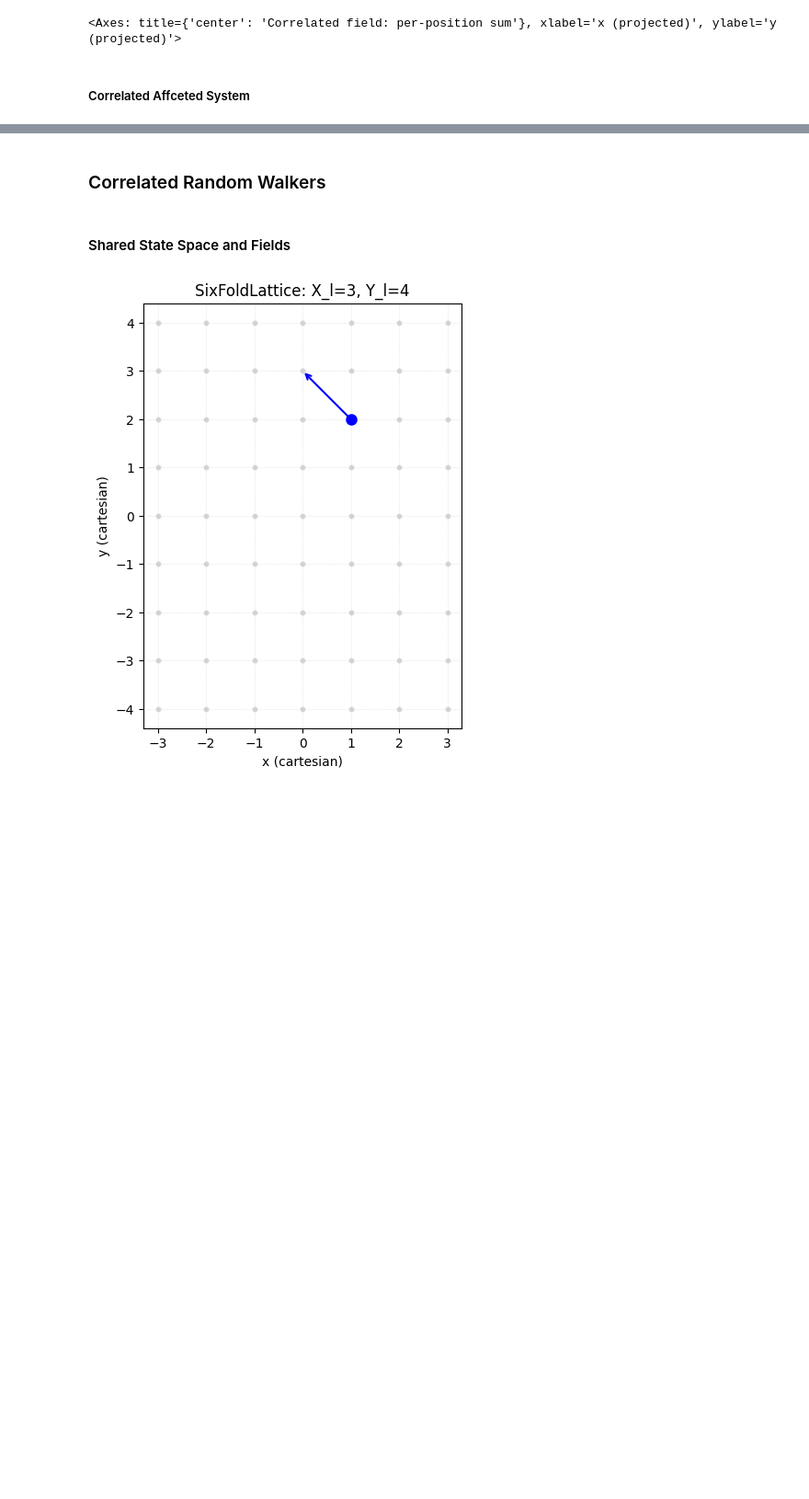
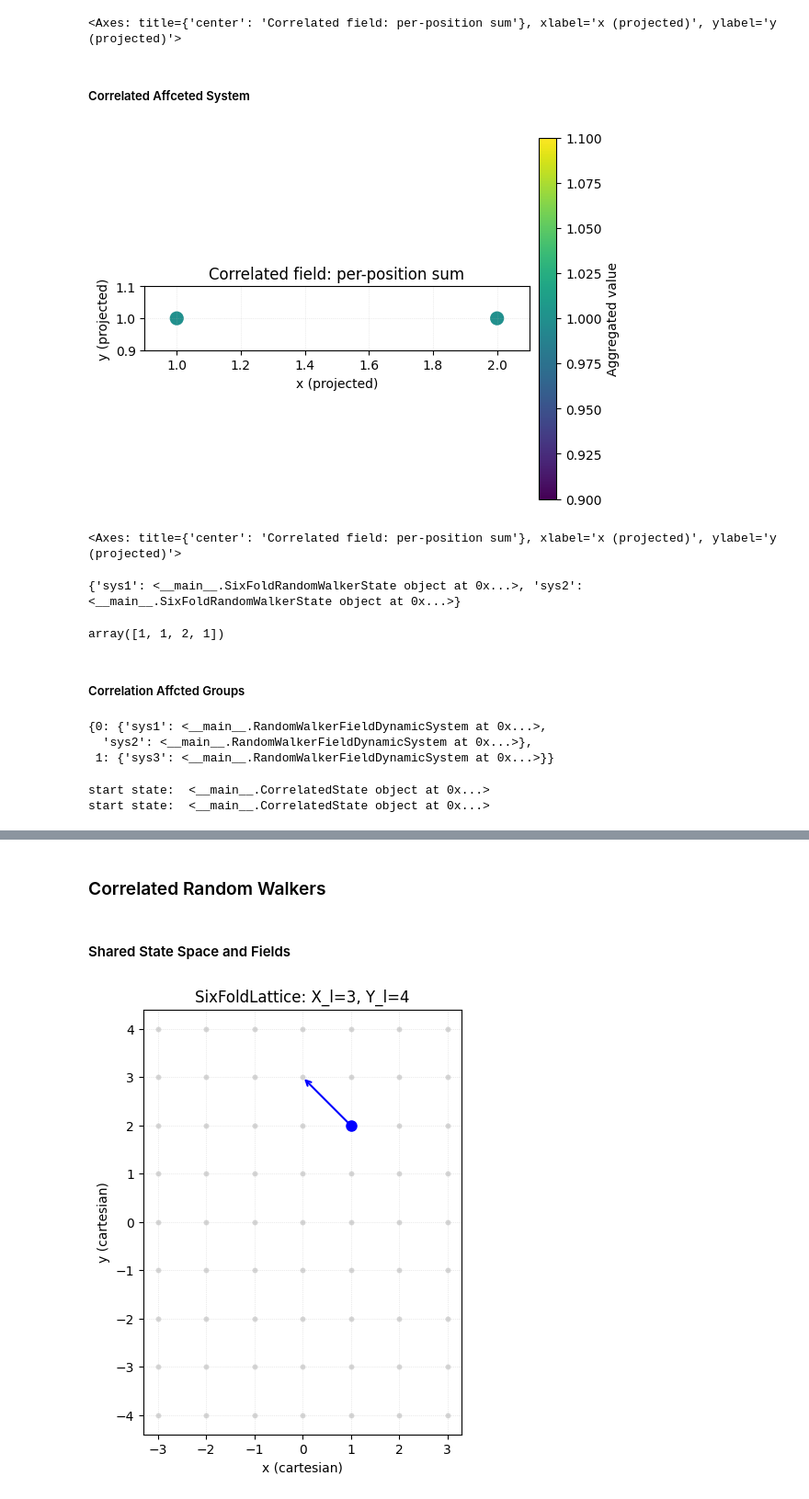
Before and after one commit to ckCrimson/Field_Dynamic_System, a Jupyter notebook: sample.ipynb, the cells around one changed output, grey strips where cells are left out. Shown at 92% size. Cells and saved outputs as stored; diff of their text form; code cells hidden in the pictures; blank space fills up the shorter version.

Commit message:
Correlated grouped random Walkers

```diff
--- a/sample.ipynb
+++ b/sample.ipynb
@@ -7192,8 +7360,9 @@ class MultiStepCorrelatedAffecting(MultiStepField):
             multi_step_transform=multi_step_tranform     # transform for the multi-stepped field
         )
 
-    def multi_step_field_generation(self,space: CorrelatedStateSpace=None,
+    def multi_step_field_generation(self,
                                     start: CorrelatedState=None,
+                                    space: CorrelatedStateSpace=None,
                                     steps: int = 1):
          if start is None:
             dictionary_of_correlated_state : Dict[str,State] = {}
@@ -7256,10 +7411,60 @@ class RandomWakerCorrelatedAffctedSystems(CorrelationAffectingSystem):
                  correlation_distance = 1
                  ):
         systems = correlated_systems
+        self.systems = correlated_systems
         self.correlation_distance = correlation_distance
         mapping = SystemCorrelatedSpaceMapping()
         reachable = CorrelationAffectedReachable(systems)
-        operator = CorrelationAffectedOperator(systems)
+        operator = CorrelationAffectedProbablisticOperator(systems)
         multi_step_field_generator = MultiStepCorrelatedAffecting(systems)
         transition_list = []
-        super().__init__(systems,mapping,reachable,multi_step_field_generator,operator,transitionList = transition_list)
+        field = self.generate_minimal_field_for_correlated_systems(systems)
+        #field.plot_position_marginal()
+        #print(field)
+        super().__init__(systems,mapping,reachable,multi_step_field_generator,operator,transitionList = transition_list,system_global_field=copy.deepcopy(field),field=field)
+
+    def multi_step_field_generator(self, steps:integer, curr_state= None ,**params) -> CorrelatedAffectedRandomWalkerField:
+        if curr_state is None:
+            curr_state =self.get_initial_correlated_state_from_sys_dict(self.systems)
+        return self.multi_step_field.multi_step_field_generation(start = curr_state,
+                                                                 space = self.state_space,
+                                                                 steps = steps
+                                                                 )
+
+    @classmethod
+    def generate_minimal_field_for_correlated_systems(self,systems) -> CorrelatedAffectedRandomWalkerField:
+        dict_of_individual_systems_space: Dict[str,SixFoldRandomWalkerStateSpace] ={}
+        for sysid, system in systems.items():
+            system_state = system.initial_state
+            set_of_system = {system_state}
+            draft_state_space  = copy.deepcopy(system.state_space)
+            draft_state_space.build_from_states(set_of_system)
+            dict_of_individual_systems_space[sysid] = draft_state_space
+        draft_state_space = CorrelatedStateSpace(dict_of_individual_systems_space)
+        draft_field = CorrelatedAffectedRandomWalkerField(draft_state_space)
+        draft_field.set_empty_field()
+        return draft_field
+
+    def get_initial_correlated_state_from_sys_dict(self,systems: Dict[str, RandomWalkerFieldDynamicSystem]) -> CorrelatedState:
+        dict_of_initial_state :Dict[str, State] = {}
+        for sys_id, system in systems.items():
+            dict_of_initial_state[sys_id]=system.initial_state
+            #print(f"Initial state for {sys_id}: {system.initial_state}")
+        return CorrelatedState( dict_of_initial_state )
+# %%
+correlated_random_walker_system = RandomWakerCorrelatedAffctedSystems(dictionary_of_correlated_state)
+# %%
+correlated_random_walker_system.field.plot_position_marginal()
+# %% [output]
+[figure, added]
+<Axes: title={'center': 'Correlated field: per-position sum'}, xlabel='x (projected)', ylabel='y (projected)'>
+# %%
+correlated_random_walker_system.evolve_from_field()
+# %% [output]
+{'sys1': <__main__.SixFoldRandomWalkerState object at 0x...>, 'sys2': <__main__.SixFoldRandomWalkerState object at 0x...>}
+# %%
+correlated_random_walker_system.transition_list[1].as_vector()
+# %% [output]
+array([1, 1, 2, 1])
+# %% [markdown]
+##### Correlation Affcted Groups
@@ -7265,0 +7484,11 @@ class RandomWakerCorrelatedAffctedSystems(CorrelationAffectingSystem):
+# %%
+group_evolution_of_corr_systems.affecting_groups
+# %% [output]
+{0: {'sys1': <__main__.RandomWalkerFieldDynamicSystem at 0x...>,
+  'sys2': <__main__.RandomWalkerFieldDynamicSystem at 0x...>},
+ 1: {'sys3': <__main__.RandomWalkerFieldDynamicSystem at 0x...>}}
+# %%
+group_evolution_of_corr_systems.multi_step_field_generator(1)
+# %% [output]
+start state:  <__main__.CorrelatedState object at 0x...>
+start state:  <__main__.CorrelatedState object at 0x...>
```
Also changed, not shown: parts of 24 cells of this notebook.
